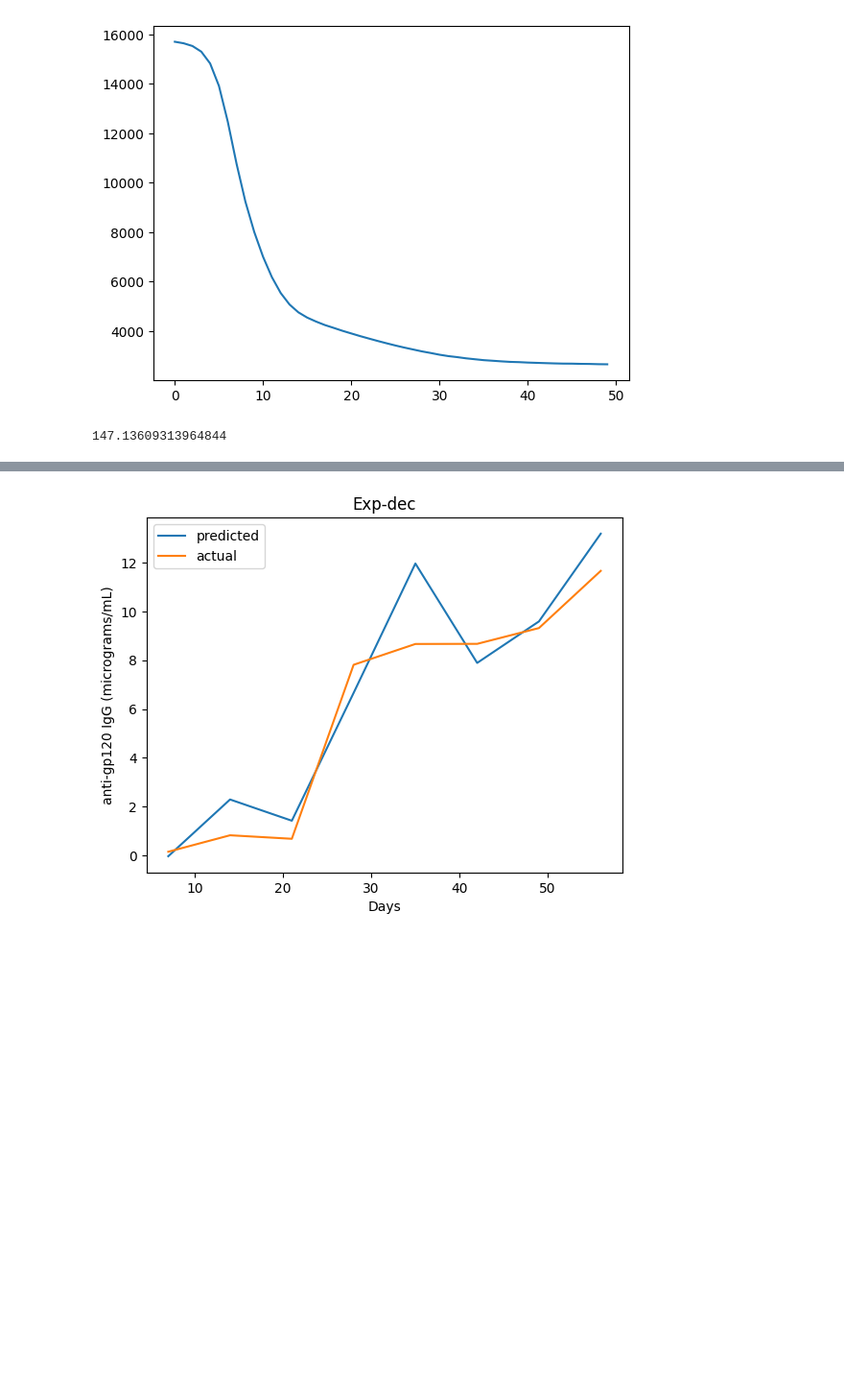
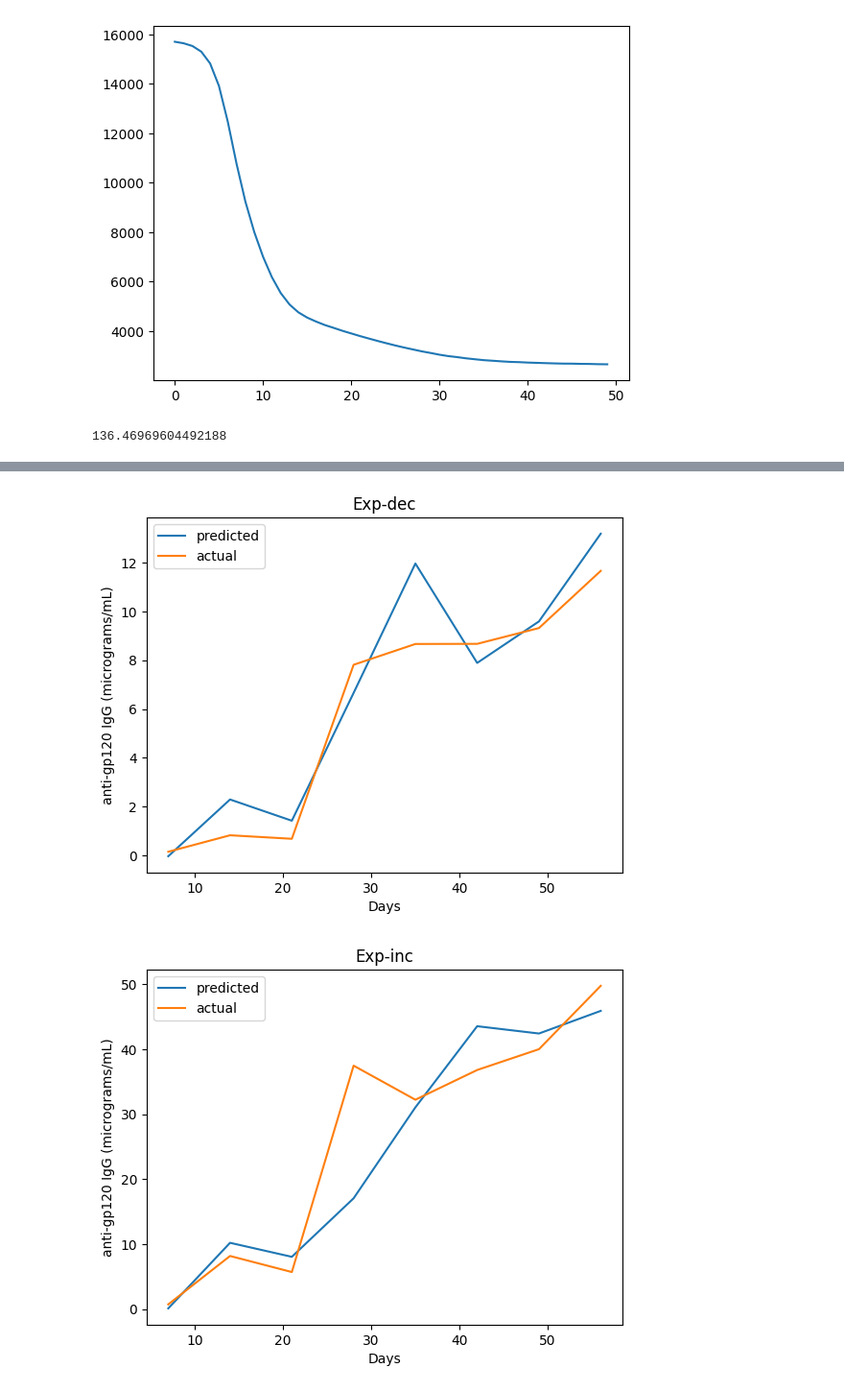
Before and after one commit to Azhou2023/TAMDataAnalysis, a Jupyter notebook: regression_model.ipynb, the cells around one changed output, grey strips where cells are left out. Shown at 96% size. Saved outputs shown, nothing was run; the diff lists cells and outputs as text; code cells hidden in the pictures; blank space fills up the shorter version.

```diff
--- a/regression_model.ipynb
+++ b/regression_model.ipynb
@@ -135,32 +135,34 @@ for index, value in means.items():
         results.append(torch.tensor(result))
         result = []
     result.append(value)
+results.append(torch.tensor(result))
 results = results[1:]
 test_data = Data(dosages, results)
 
 test_data = torch.utils.data.DataLoader(test_data, batch_size=8, shuffle=False)
 
 features, labels = next(iter(test_data))
 prediction = model(features)
 
 lossFunction = torch.nn.MSELoss(reduction="mean")
 loss = lossFunction(prediction, labels)
 print(loss.item())
 for i, pred in enumerate(prediction):
     plt.plot(range(7, 63, 7), pred.tolist(), label="predicted")
     plt.plot(range(7, 63, 7), labels[i].tolist(), label="actual")
     ax = plt.gca()
     plt.xlabel("Days")
     plt.ylabel("anti-gp120 IgG (micrograms/mL)")
     plt.title(dosage_names[i])
     plt.legend()
     plt.show()
 # %% [output]
-147.13609313964844
+136.46969604492188
 [figure]
 [figure]
 [figure]
 [figure]
 [figure]
 [figure]
 [figure]
+[figure, added]
```
